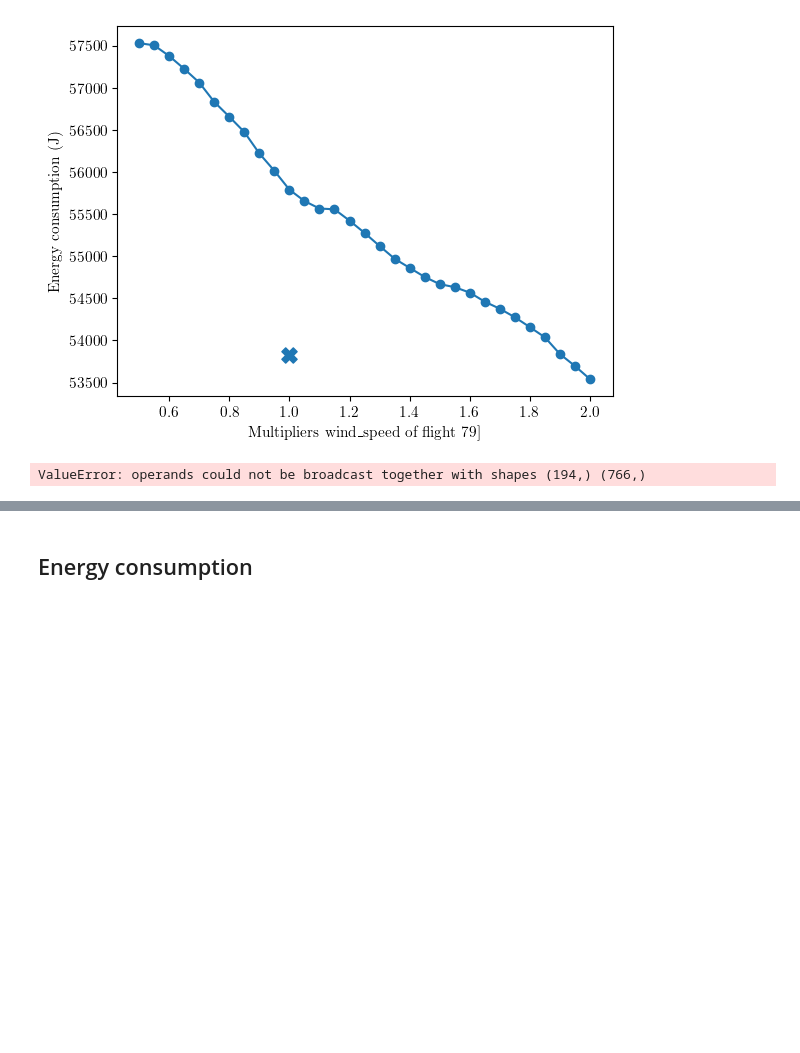
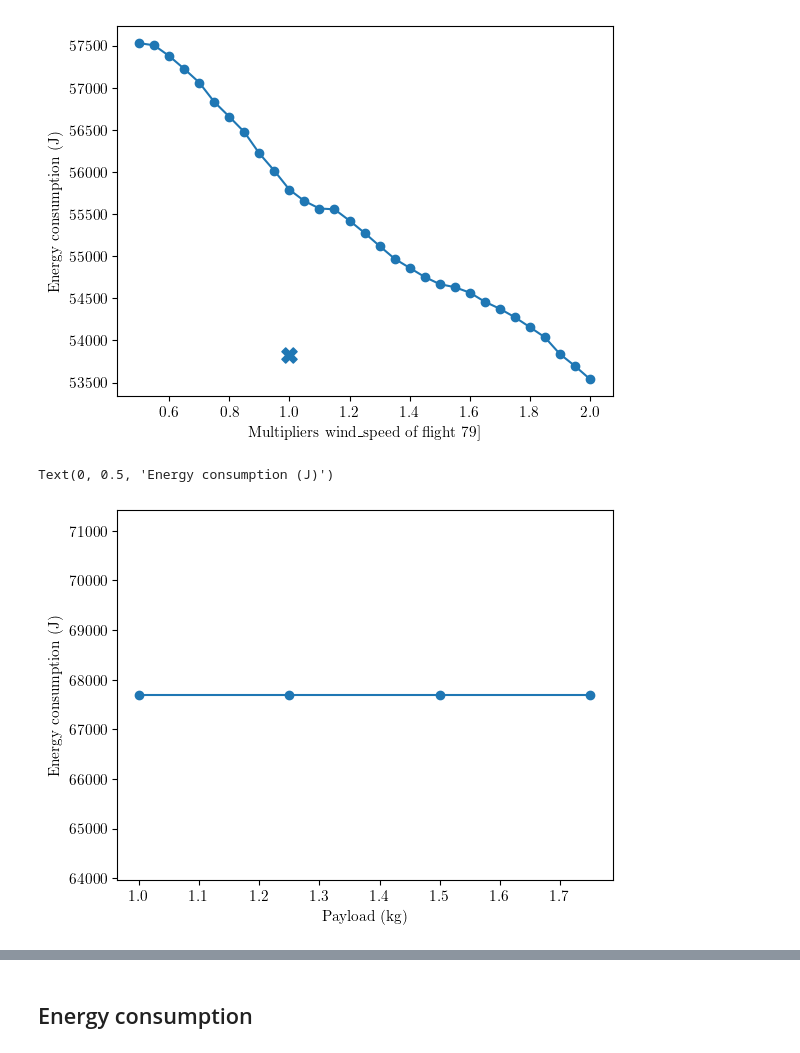
Before and after one commit to kanchanbansal-lab/Research_task, a Jupyter notebook: data_analysis_report.ipynb, the cells around one changed output, grey strips where cells are left out. Cells and saved outputs as stored; diff of their text form; code cells hidden in the pictures; blank space fills up the shorter version.

```diff
--- a/data_analysis_report.ipynb
+++ b/data_analysis_report.ipynb
@@ -1105,27 +1105,28 @@ Text(0, 0.5, 'Energy consumption (J)')
 # %%
 df_79["wind_speed"] = df[df["flight"] == 79]["wind_speed"]
 pred_energies = []
 # payloads = [0., 0.25, 0.5, 0.75]
 payloads = [1.0, 1.25, 1.5, 1.75]
 
 for m in payloads:
     df_79["payload_kg"] = m + df[df["flight"] == 79]["payload_kg"]
 
     pred_power = rf.predict(df_79[feature_cols])
     pred_energy_joules = np.trapezoid(pred_power, x=t)
 
     pred_energies.append(pred_energy_joules)
 
 
 # --- Plot ---
 plt.figure()
 plt.plot(payloads, pred_energies, marker="o", label="Predicted energy (RF)")
 
 # Plot real energy at the *original* wind speed (mean used as x-position)
-plt.scatter([0], [real_energy_joules], s=120, marker="X", label="Real energy @ original wind speed")
+# plt.scatter([0], [real_energy_joules], s=120, marker="X", label="Real energy @ original wind speed")
 
 plt.xlabel("Payload (kg)")
 plt.ylabel("Energy consumption (J)")
 # plt.title("Effect of wind_speed scaling (0.5× to 2×) on_
 # %% [output]
-ValueError: operands could not be broadcast together with shapes (194,) (766,)
+Text(0, 0.5, 'Energy consumption (J)')
+[figure, added]
```
Also changed, not shown: parts of 3 cells of this notebook, 1 other file.
